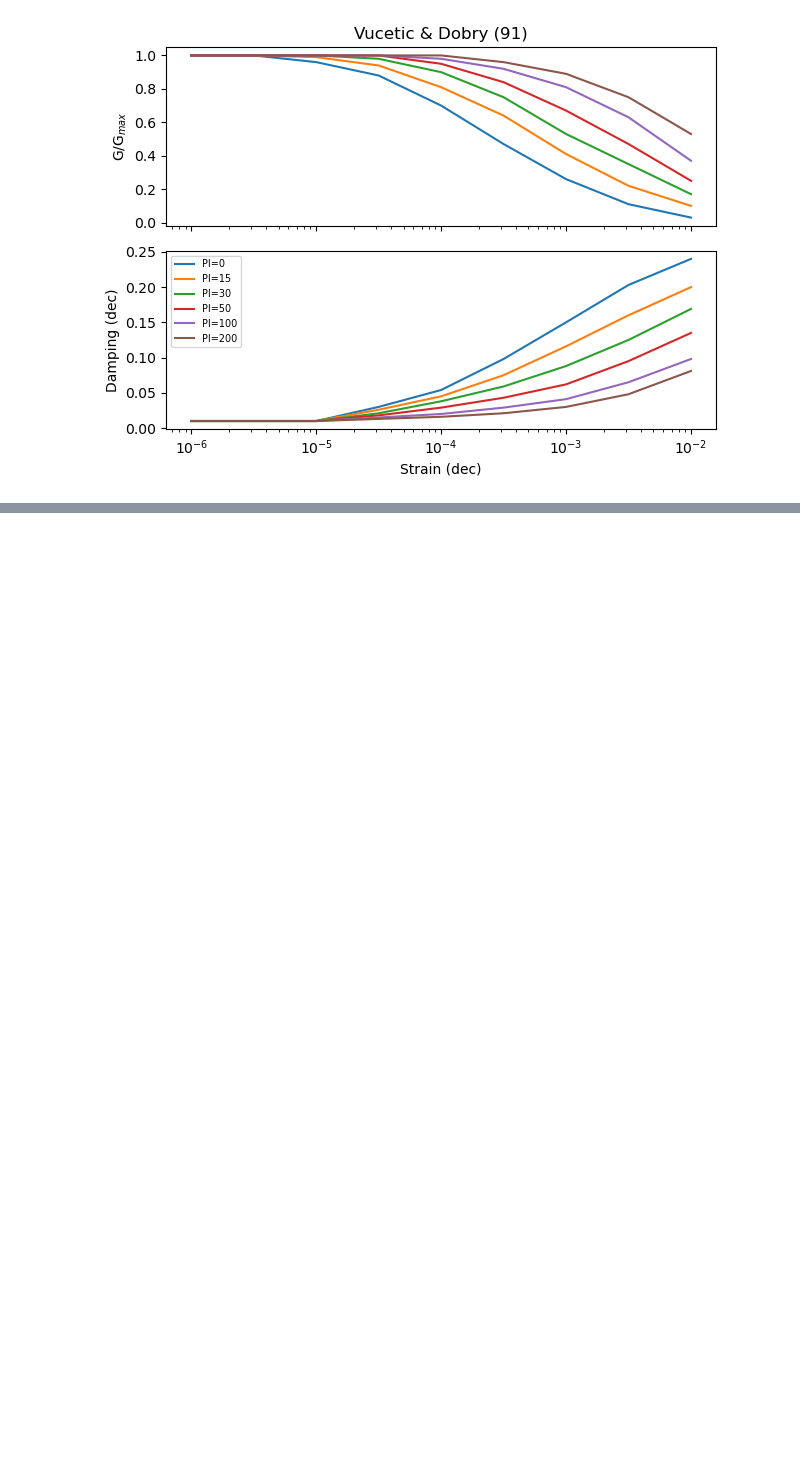
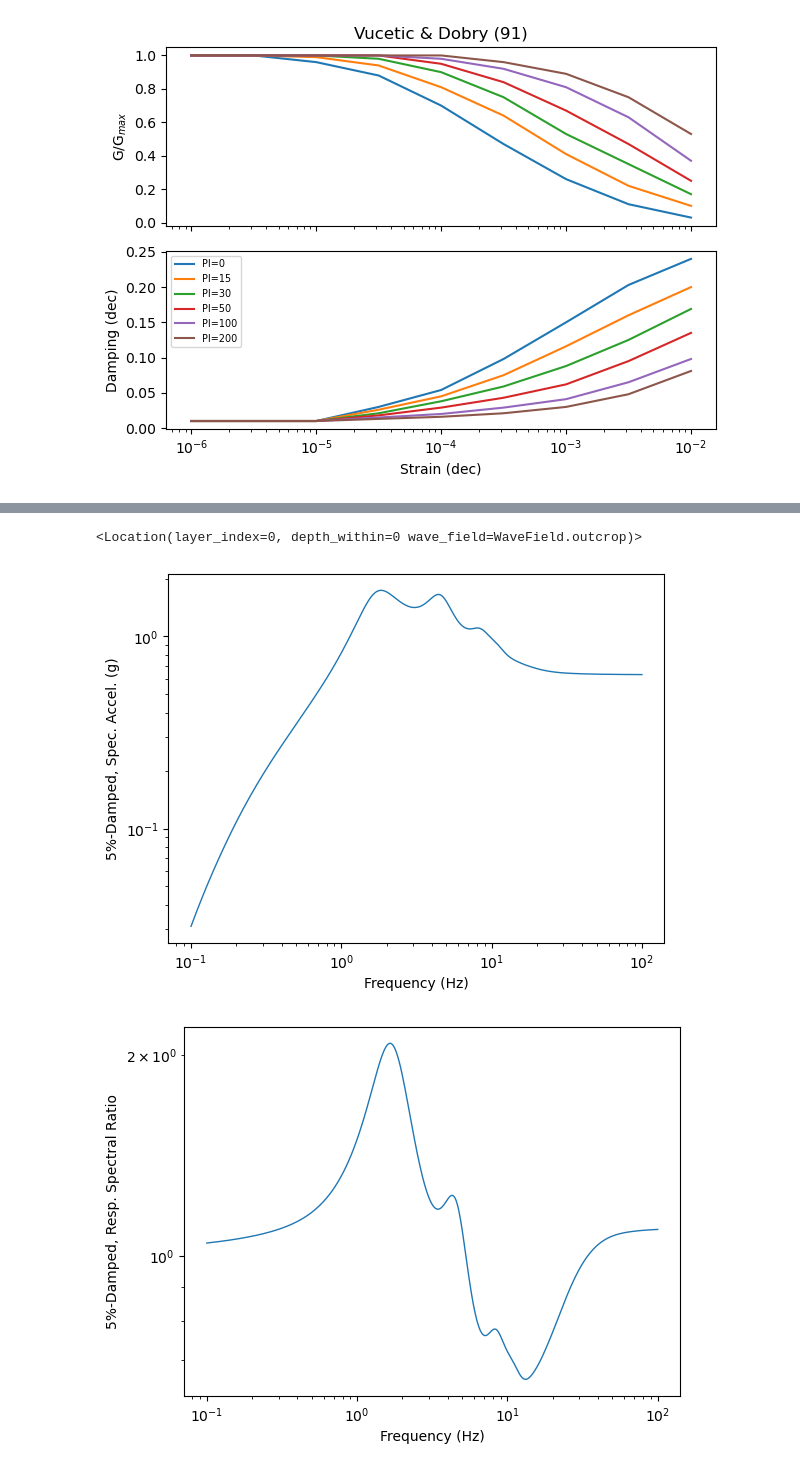
Before and after one commit to arkottke/pystrata, a Jupyter notebook: examples/example-15.ipynb, the cells around one changed output, grey strips where cells are left out. Saved outputs shown, nothing was run; the diff lists cells and outputs as text; code cells hidden in the pictures; blank space fills up the shorter version.

```diff
--- a/examples/example-15.ipynb
+++ b/examples/example-15.ipynb
@@ -92,0 +164,37 @@ for name, group in df.groupby("source"):
+# %%
+freqs = np.logspace(-1, 2, num=500)
+
+outputs = pystrata.output.OutputCollection(
+    [
+        pystrata.output.ResponseSpectrumOutput(
+            # Frequency
+            freqs,
+            # Location of the output
+            pystrata.output.OutputLocation("outcrop", index=0),
+            # Damping
+            0.05,
+        ),
+        pystrata.output.ResponseSpectrumRatioOutput(
+            # Frequency
+            freqs,
+            # Location in (denominator),
+            pystrata.output.OutputLocation("outcrop", index=-1),
+            # Location out (numerator)
+            pystrata.output.OutputLocation("outcrop", index=0),
+            # Damping
+            0.05,
+        ),
+        pystrata.output.InitialVelProfile(),
+    ]
+)
+# %%
+calc(m, profile, profile.location("outcrop", index=-1))
+outputs(calc)
+# %% [output]
+<Location(layer_index=0, depth_within=0 wave_field=WaveField.outcrop)>
+# %%
+for o in outputs[:-1]:
+    ax = o.plot()
+# %% [output]
+[figure, added]
+[figure, added]
```
Also changed, not shown: parts of 11 cells of this notebook, 2 other files.
